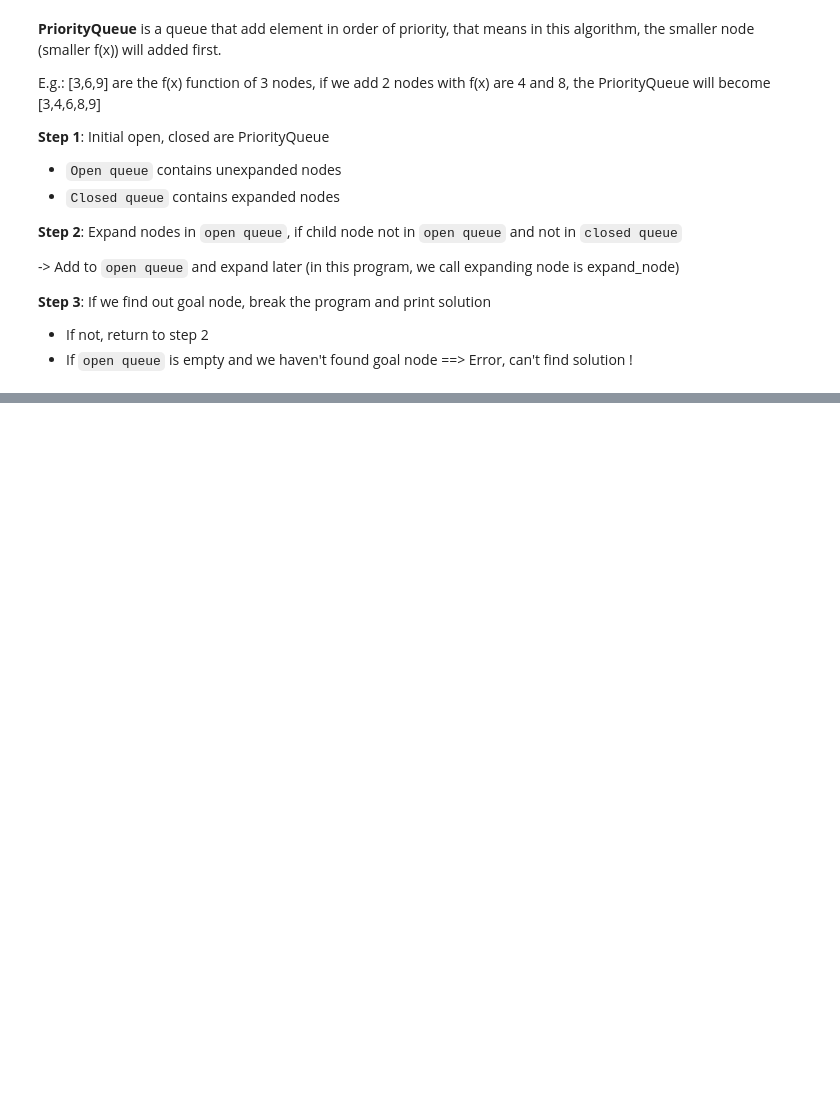
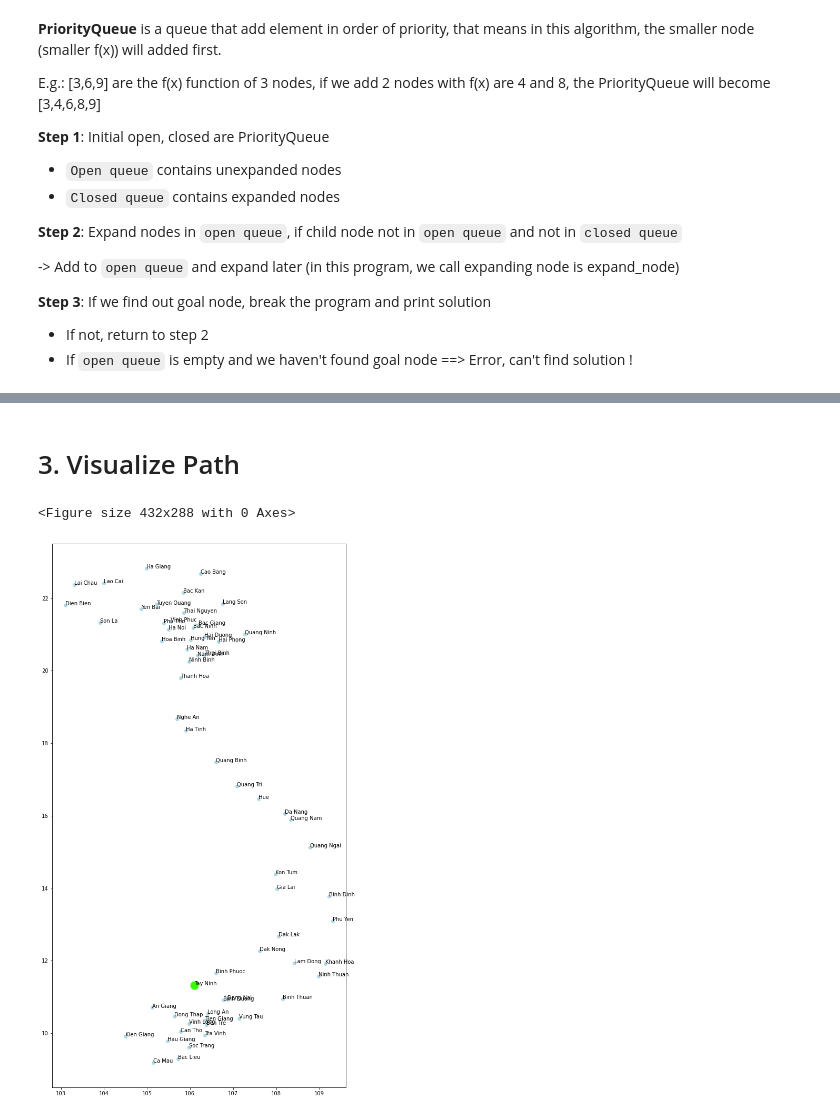
Before and after one commit to tuanlda78202/TP, a Jupyter notebook: Demo /A_star/Penultimate Astar/tuanlda78202/Final_Algorithm_tuanlda78202.ipynb, the cells around one changed output, grey strips where cells are left out. Drawn from its saved outputs; the diff is of its cells as text; code cells hidden in the pictures; blank space fills up the shorter version.

```diff
--- a/Demo /A_star/Penultimate Astar/tuanlda78202/Final_Algorithm_tuanlda78202.ipynb
+++ b/Demo /A_star/Penultimate Astar/tuanlda78202/Final_Algorithm_tuanlda78202.ipynb
@@ -24,6 +24,18 @@ df.head()
 | 3 | Can Tho | 124.340009 | 1235.554616 | 1201.305114 | 0.000000 | 154.836491 | 706.318330 | 1240.919573 | 1214.553251 | 961.075782 | ... |
 | 4 | Dong Nai | 30.558650 | 1144.991818 | 1098.305041 | 154.836491 | 0.000000 | 572.923473 | 1144.164266 | 1115.131849 | 870.755857 | ... |
 5 rows × 66 columns
+# %%
+# Create for visualize
+lat, long = {}, {}
+for i in range(len(df)):
+    lat[df.iloc[i][0].strip()] = df.iloc[i][64]
+    long[df.iloc[i][0].strip()] = df.iloc[i][65]
+
+longitude, latitude, province = [], [], []
+for i in range(len(df)):
+    longitude.append(df.iloc[i][65])
+    latitude.append(df.iloc[i][64])
+    province.append(df.iloc[i][0])
 # %% [markdown]
 ## 1.2. Random Main Warehouse
 # %%
@@ -352,6 +329,8 @@ E.g.: [3,6,9] are the f(x) function of 3 nodes, if we add 2 nodes with f(x) are
 * If not, return to step 2
 * If `open queue` is empty and we haven't found goal node ==> Error, can't find solution !
 # %%
+# Store for visualize
+lat_check, long_check = [], []
 # A_Star function
 def AStar(S = node(start), G = node(end)):
     # initial open queue and closed queue
@@ -372,8 +351,8 @@ def AStar(S = node(start), G = node(end)):
             expand_node = open.get(0)        # take out each element in the open queue by index and expand it; after open  close now
             closed.put(expand_node)          # put expanded nodes to closed, so that these nodes are not expanded again
             expand_node.h = data[expand_node.name][-1]
-            # lat_check.append(lat[expand_node.name])     # add node visited for visualize (end)
-            # long_check.append(long[expand_node.name])   # add node visited for visualize (end)
+            lat_check.append(lat[expand_node.name])     # add node visited for visualize (end)
+            long_check.append(long[expand_node.name])   # add node visited for visualize (end)
 
             # Finding Solution
             if expand_node.name == G.name:   #goal
@@ -456,0 +439,2 @@ Total cost: 1078.6534652541668 (VND)
+# %% [markdown]
+# 3. Visualize Path
@@ -456,0 +459,21 @@ Total cost: 1078.6534652541668 (VND)
+# %%
+%matplotlib inline
+
+fig = plt.figure()
+fig,axes = plt.subplots(figsize = (10,19))
+for j in range (1,len(latitude)):
+    axes.scatter(longitude[j], latitude[j], c = 'lightblue')
+    axes.text(longitude[j], latitude[j],province[j])
+line, = axes.plot([],[],color = '#33FF00',marker='.',markersize=30)
+def animate(i):
+    x = long_check[i]
+    y = lat_check[i]
+    line.set_data(x,y)
+    return line,
+
+anim = FuncAnimation(fig, animate, frames = len(long_check), interval = 300, blit = True)
+# Save GIF
+anim.save('path.gif', writer = 'pillow')
+# %% [output]
+<Figure size 432x288 with 0 Axes>
+[figure, added]
```
Also changed, not shown: parts of 12 cells of this notebook, 2 other files.
